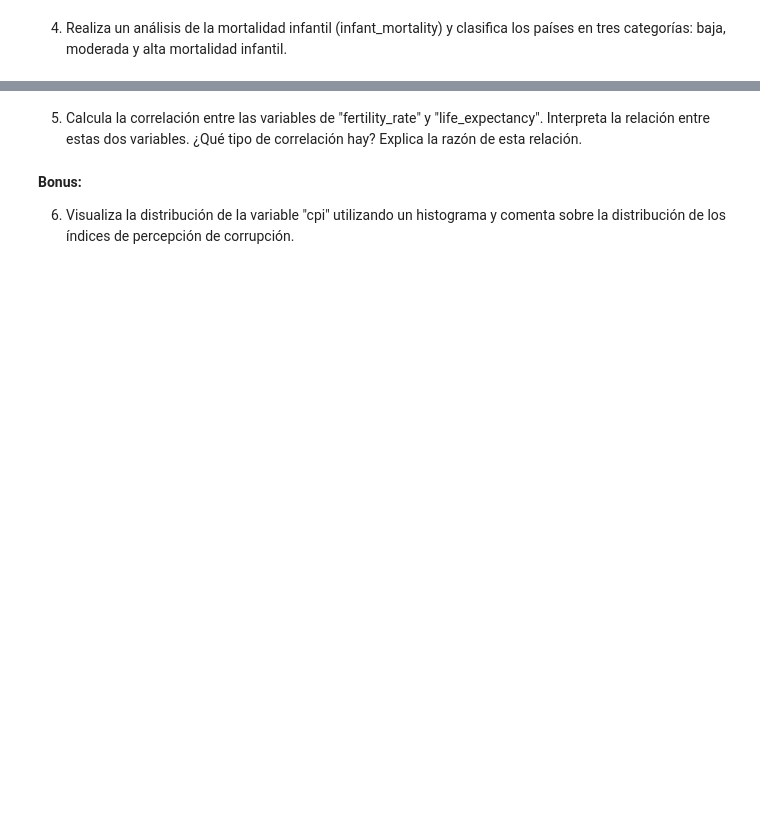
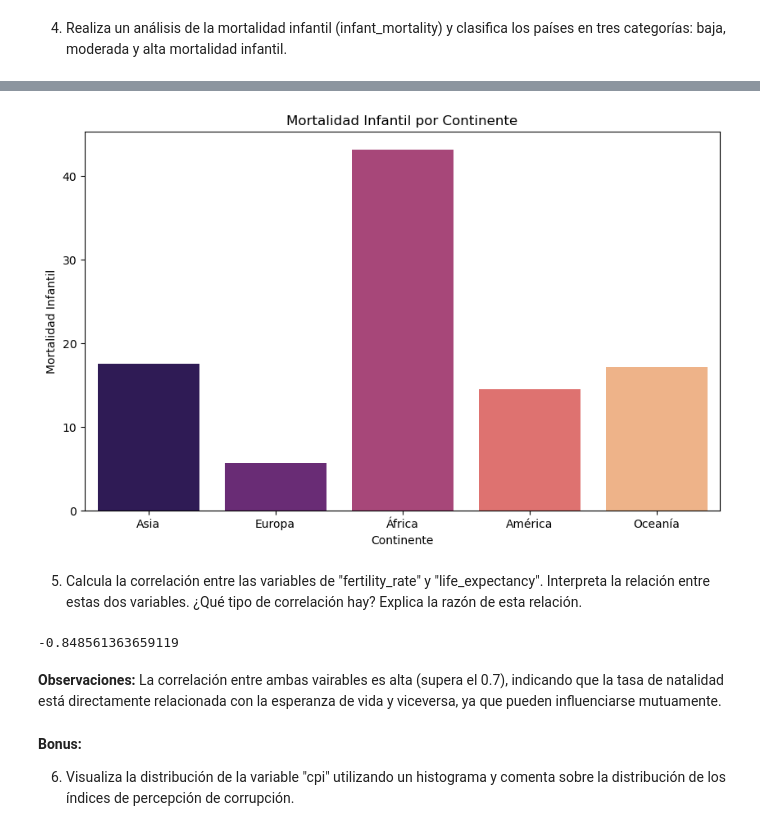
Before and after one commit to TaniaGraff/Modulo3, a Jupyter notebook: Ejercicios_Pair_Programming_Estadistica_Descriptiva.ipynb, the cells around one changed output, grey strips where cells are left out. Cells and saved outputs as stored; diff of their text form; code cells hidden in the pictures; blank space fills up the shorter version.

```diff
--- a/Ejercicios_Pair_Programming_Estadistica_Descriptiva.ipynb
+++ b/Ejercicios_Pair_Programming_Estadistica_Descriptiva.ipynb
@@ -8,0 +22,6 @@ Objetivo: Realizar un análisis de estadísticas descriptivas para comprender me
+# %%
+#Establezco la configuración.
+pd.set_option('display.max_columns', None)
+#Abro el csv.
+df= pd.read_csv('df_continentes_sinnulos.csv', index_col=0)
+df.head(3)
@@ -25,2 +97,25 @@ Objetivo: Realizar un análisis de estadísticas descriptivas para comprender me
 # %% [markdown]
 4. Realiza un análisis de la mortalidad infantil (infant_mortality) y clasifica los países en tres categorías: baja, moderada y alta mortalidad infantil.
+# %%
+#Creo tre listas para agrupar los países.
+alta=[]
+moderada=[]
+baja=[]
+
+#Calculo los percentiles 25, 50 y 75 de los índices de mortalidad.
+percentiles = np.percentile(df["infantmortality"], [25, 50, 75])
+
+#Creo una función para clasificar los paises en función de la mortalidad.
+def clasificar_mortalidad(mortalidad):
+    if mortalidad <= percentiles[0]:
+        return "Baja"
+    elif mortalidad <= percentiles[1]:
+        return "Moderada"
+    else:
+        return "Alta"
+
+#Aplico la función a cada fila y creo una nueva columna 'clasificación'.
+df['infantmortality_rate'] = df['infantmortality'].apply(clasificar_mortalidad)
+
+#Muestro la nueva columna junto a la columna de país para ver mejor la clasificación.
+df[['country','infantmortality_rate']]
@@ -27,5 +136,24 @@ Objetivo: Realizar un análisis de estadísticas descriptivas para comprender me
+# %%
+#Visualizo los datos pero en lugar de por país por continente
+plt.figure(figsize=(10, 6))
+sns.barplot(x='continent', y='infantmortality', data=df, estimator=np.mean, ci=None, palette='magma')
+
+#Creo el título y las etiquetas de los ejes
+plt.title('Mortalidad Infantil por Continente')
+plt.xlabel('Continente')
+plt.ylabel('Mortalidad Infantil');
+# %% [output]
+[figure, added]
 # %% [markdown]
 5. Calcula la correlación entre las variables de "fertility_rate" y "life_expectancy". Interpreta la relación entre estas dos variables. ¿Qué tipo de correlación hay? Explica la razón de esta relación.
+# %%
+#Creo la tabla de correlación.
+correlacion = df['fertilityrate'].corr(df['lifeexpectancy'])
+correlacion
+# %% [output]
+-0.848561363659119
+# %% [markdown]
+**Observaciones:** La correlación entre ambas vairables es alta (supera el 0.7), indicando que la tasa de natalidad está directamente relacionada con la esperanza de vida y viceversa, ya que pueden influenciarse mutuamente.
 # %% [markdown]
 **Bonus:**
 
```
Also changed, not shown: parts of 11 cells of this notebook.
